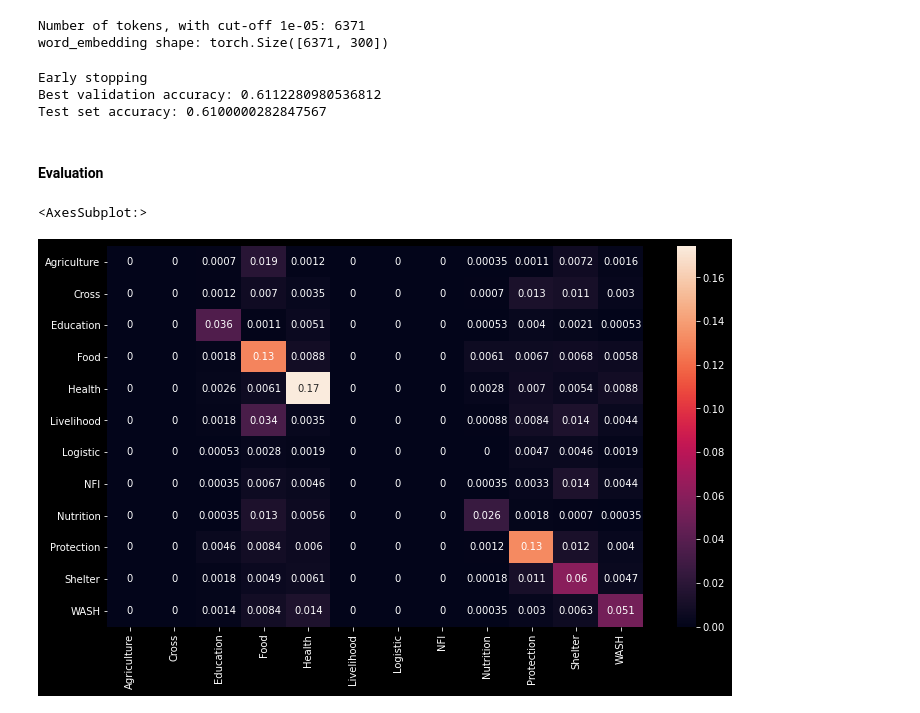
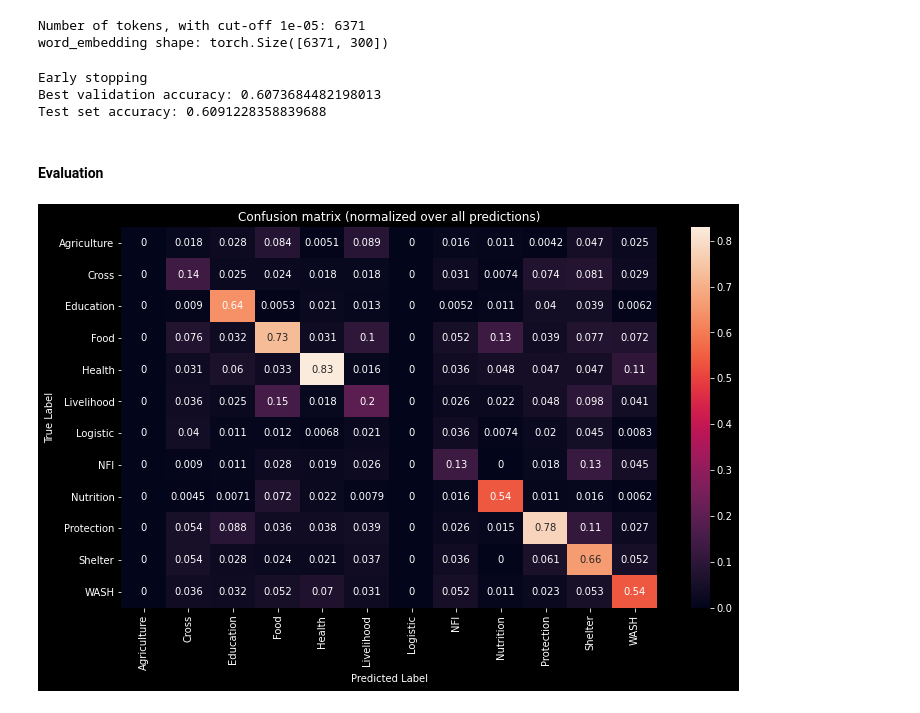
Before and after one commit to lukaskurz/nlp_deeplearning_2022, a Jupyter notebook: Assignment1_Classification.ipynb, the cells around one changed output. Cells and saved outputs as stored; diff of their text form; code cells hidden in the pictures.

Commit message:
change confusion matrix

```diff
--- a/Assignment1_Classification.ipynb
+++ b/Assignment1_Classification.ipynb
@@ -907,6 +907,8 @@ train_dataloader, validation_dataloader, test_dataloader = get_dataloaders(param
 # %% [output]
 Number of tokens, with cut-off 1e-05: 6371
 word_embedding shape: torch.Size([6371, 300])
+# %%
+word_embedding = Embedding(6371, 300)
 # %%
 # get the model
 model = ClassificationRNNModel(word_embedding.to(params.device), hidden_dim, len(label_df)).to(params.device)
@@ -921,34 +923,37 @@ _,test_accuracies = eval_model(model, test_dataloader, params)
 print('Test set accuracy:',np.mean(test_accuracies))
 # %% [output]
 Early stopping
-Best validation accuracy: 0.6112280980536812
-Test set accuracy: 0.6100000282847567
+Best validation accuracy: 0.6073684482198013
+Test set accuracy: 0.6091228358839688
 # %% [markdown]
 #### Evaluation
 # %%
 y_pred = []
 y_true = []
 
 model.eval()
 with torch.no_grad():
         for x, y in test_dataloader:
             x = x.to(params.device)
             y = y.to(params.device)
 
             y_hat = model.forward(x, params.device)
             y_hat_idx = torch.argmax(y_hat, axis=1)
             y_pred.extend(y_hat_idx.cpu().numpy())
             y_true.extend(y.cpu().numpy())
 
 # constant for classes
 classes = label_df['label'].values
 
 # Build confusion matrix
 cf_matrix = confusion_matrix(y_true, y_pred)
-df_cm = pd.DataFrame(cf_matrix/np.sum(cf_matrix), index = [i for i in classes],
+df_cm = pd.DataFrame(cf_matrix/np.sum(cf_matrix, axis=1), index = [i for i in classes],
                      columns = [i for i in classes])
 plt.figure(figsize = (12,7))
 sns.heatmap(df_cm, annot=True)
+plt.title('Confusion matrix (normalized over all predictions)')
+plt.ylabel('True Label')
+plt.xlabel('Predicted Label')
+plt.show()
 # %% [output]
-<AxesSubplot:>
-[figure, old version]
+[figure, new version]
```
